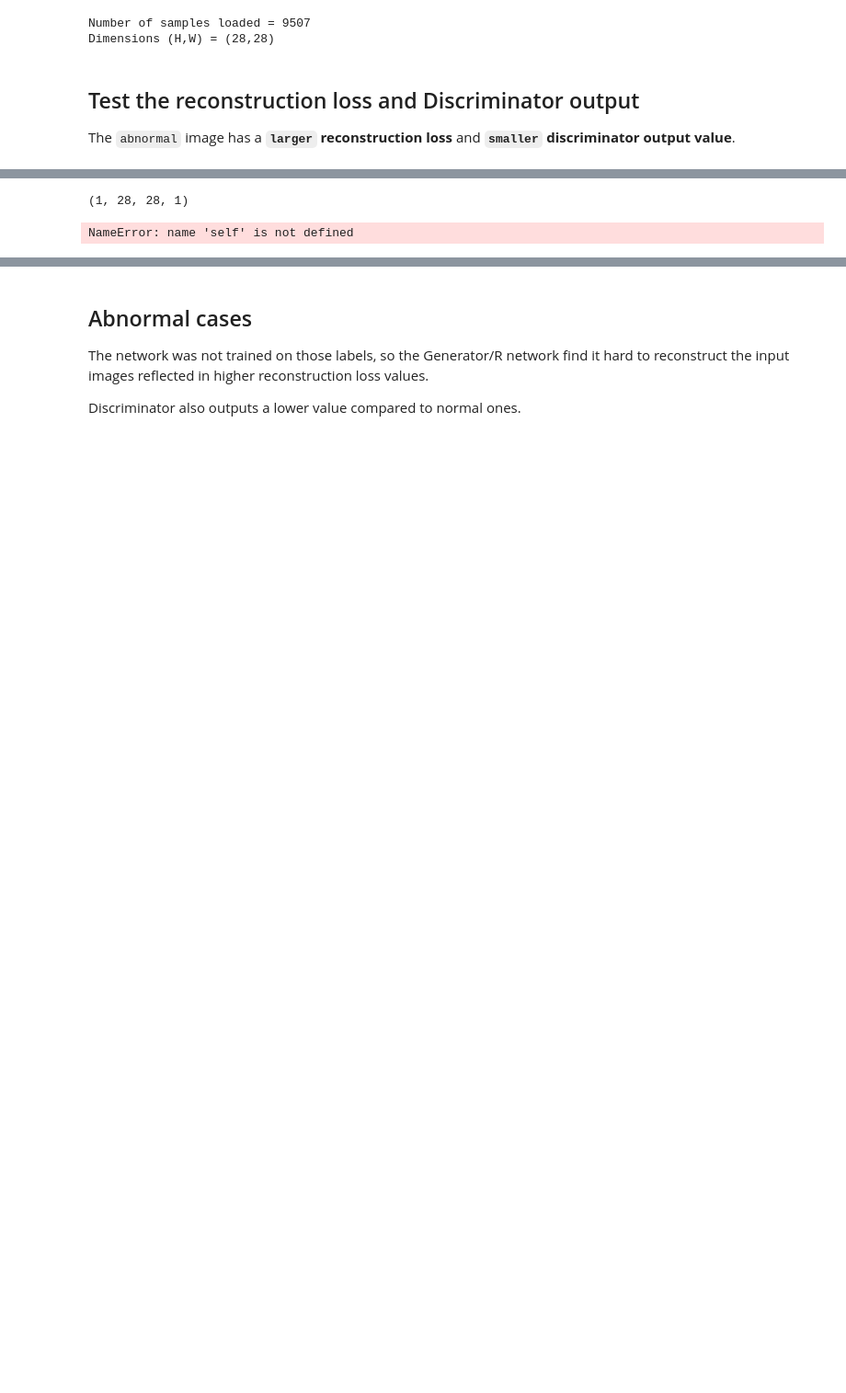
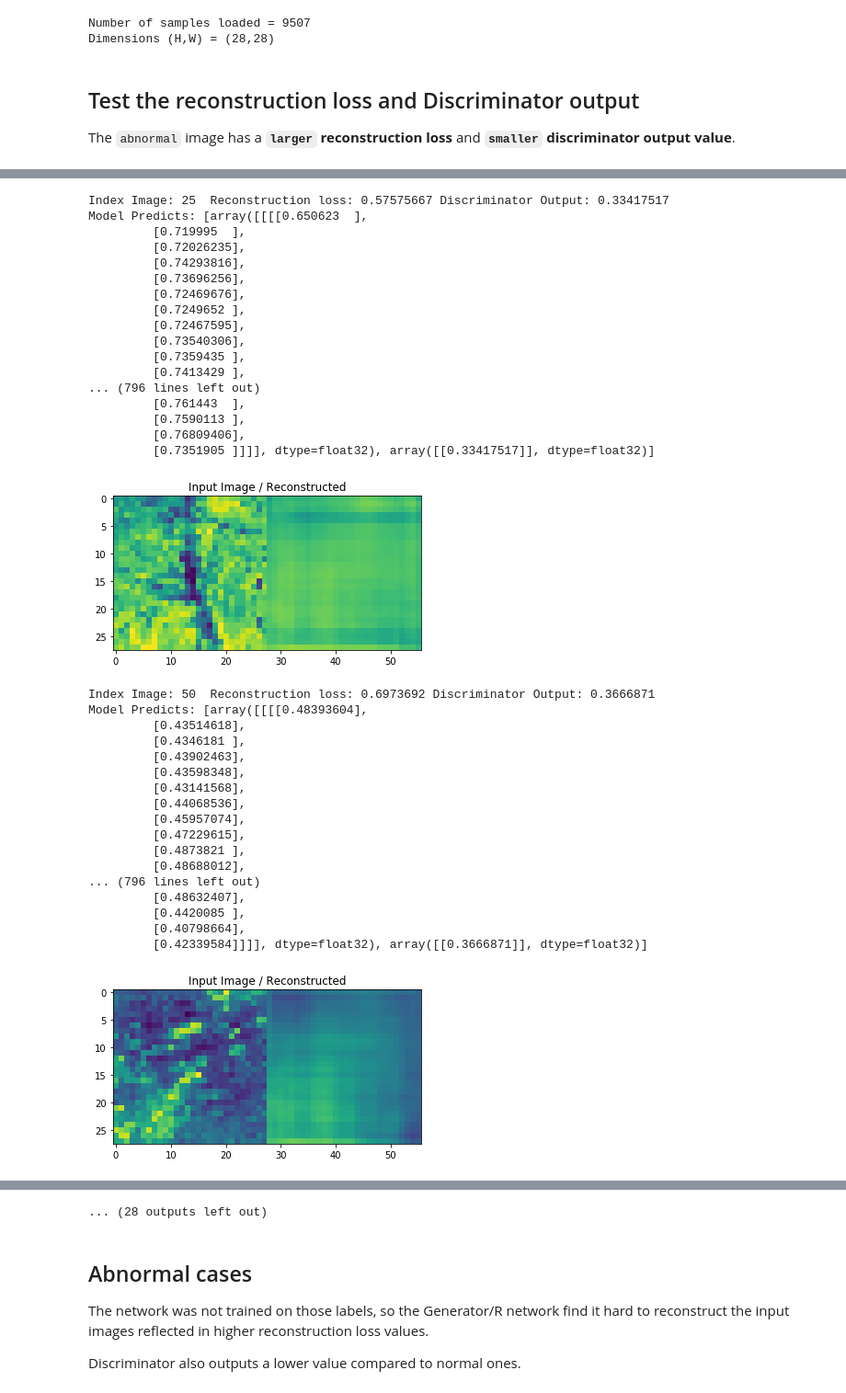
Before and after one commit to rcolomina/ALOCC_Keras, a Jupyter notebook: landsat_test.ipynb, the cells around one changed output, grey strips where cells are left out. Shown: that part at 92% size. Cells and saved outputs as stored; diff of their text form; code cells hidden in the pictures; blank space fills up the shorter version.

```diff
--- a/landsat_test.ipynb
+++ b/landsat_test.ipynb
@@ -146,5 +108,40 @@ The network was trained with label == 1.
-# %%
-test_reconstruction(0)
-# %% [output]
-(1, 28, 28, 1)
-NameError: name 'self' is not defined
+# %%
+for i in [25*i for i in range(1,50)]:
+    test_reconstruction(i)
+# %% [output]
+Index Image: 25  Reconstruction loss: 0.57575667 Discriminator Output: 0.33417517
+Model Predicts: [array([[[[0.650623  ],
+         [0.719995  ],
+         [0.72026235],
+         [0.74293816],
+         [0.73696256],
+         [0.72469676],
+         [0.7249652 ],
+         [0.72467595],
+         [0.73540306],
+         [0.7359435 ],
+         [0.7413429 ],
+... (796 lines left out)
+         [0.761443  ],
+         [0.7590113 ],
+         [0.76809406],
+         [0.7351905 ]]]], dtype=float32), array([[0.33417517]], dtype=float32)]
+[figure, added]
+Index Image: 50  Reconstruction loss: 0.6973692 Discriminator Output: 0.3666871
+Model Predicts: [array([[[[0.48393604],
+         [0.43514618],
+         [0.4346181 ],
+         [0.43902463],
+         [0.43598348],
+         [0.43141568],
+         [0.44068536],
+         [0.45957074],
+         [0.47229615],
+         [0.4873821 ],
+         [0.48688012],
+... (796 lines left out)
+         [0.48632407],
+         [0.4420085 ],
+         [0.40798664],
+         [0.42339584]]]], dtype=float32), array([[0.3666871]], dtype=float32)]
+[figure, added]
@@ -151,3 +220,4 @@ NameError: name 'self' is not defined
+... (28 outputs left out)
 # %% [markdown]
 ## Abnormal cases
 The network was not trained on those labels, so the Generator/R network find it hard to reconstruct the input images reflected in higher reconstruction loss values.
```
Also changed, not shown: parts of 11 cells of this notebook, 8 other files.
